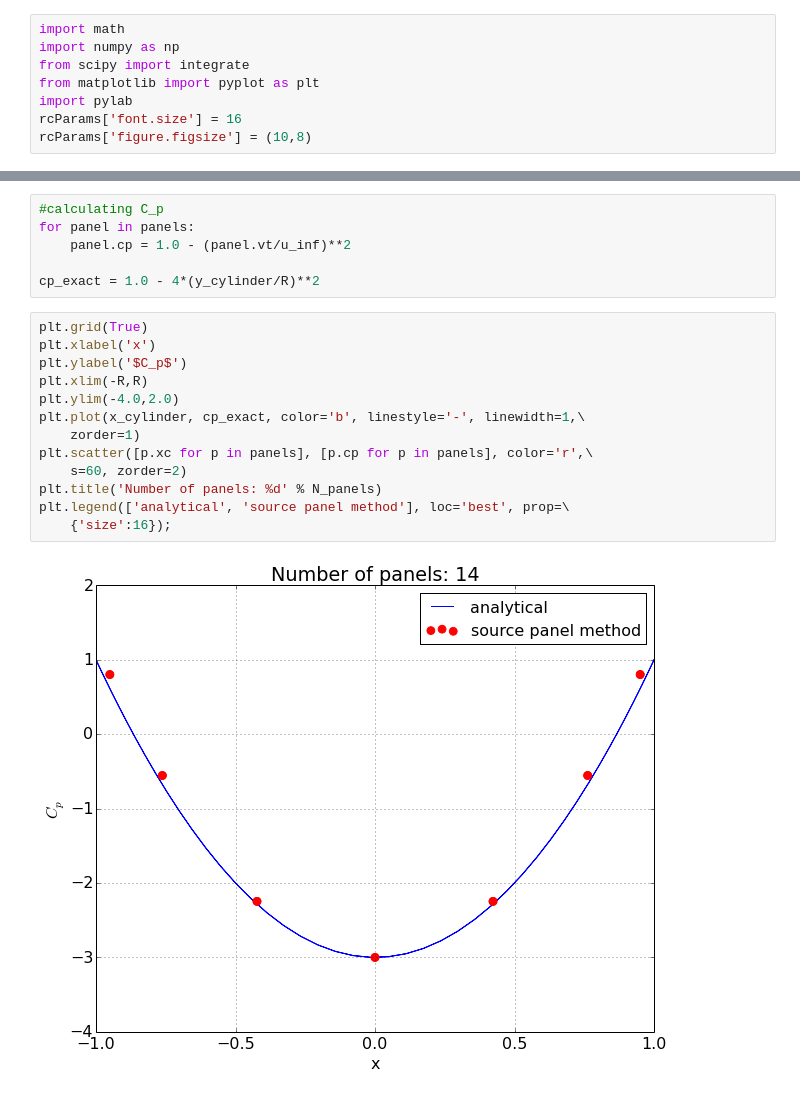
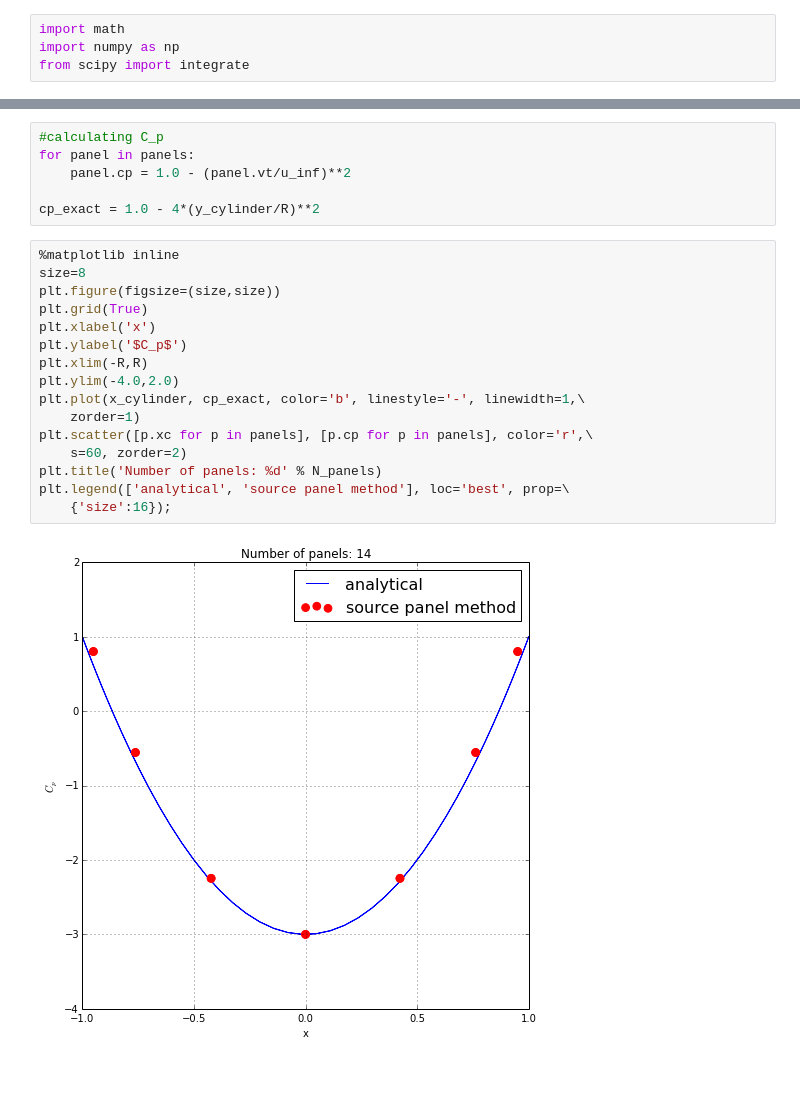
Before and after one commit to cbell14/Aero_Hydro, a Jupyter notebook: 09_Flow_Over_Cylinder.ipynb, the cells around one changed output, grey strips where cells are left out. Saved outputs shown, nothing was run; the diff lists cells and outputs as text.

```diff
--- a/09_Flow_Over_Cylinder.ipynb
+++ b/09_Flow_Over_Cylinder.ipynb
@@ -2,10 +2,6 @@
 import math
 import numpy as np
 from scipy import integrate
-from matplotlib import pyplot as plt
-import pylab
-rcParams['font.size'] = 16
-rcParams['figure.figsize'] = (10,8)
 # %%
 u_inf = 1.0      #freestream speed
 
@@ -164,17 +163,20 @@ for panel in panels:
 
 cp_exact = 1.0 - 4*(y_cylinder/R)**2
 # %%
+%matplotlib inline
+size=8
+plt.figure(figsize=(size,size))
 plt.grid(True)
 plt.xlabel('x')
 plt.ylabel('$C_p$')
 plt.xlim(-R,R)
 plt.ylim(-4.0,2.0)
 plt.plot(x_cylinder, cp_exact, color='b', linestyle='-', linewidth=1,\
     zorder=1)
 plt.scatter([p.xc for p in panels], [p.cp for p in panels], color='r',\
     s=60, zorder=2)
 plt.title('Number of panels: %d' % N_panels)
 plt.legend(['analytical', 'source panel method'], loc='best', prop=\
     {'size':16});
 # %% [output]
-[figure, old version]
+[figure, new version]
```
Also changed, not shown: parts of 4 cells of this notebook, 1 other file.
